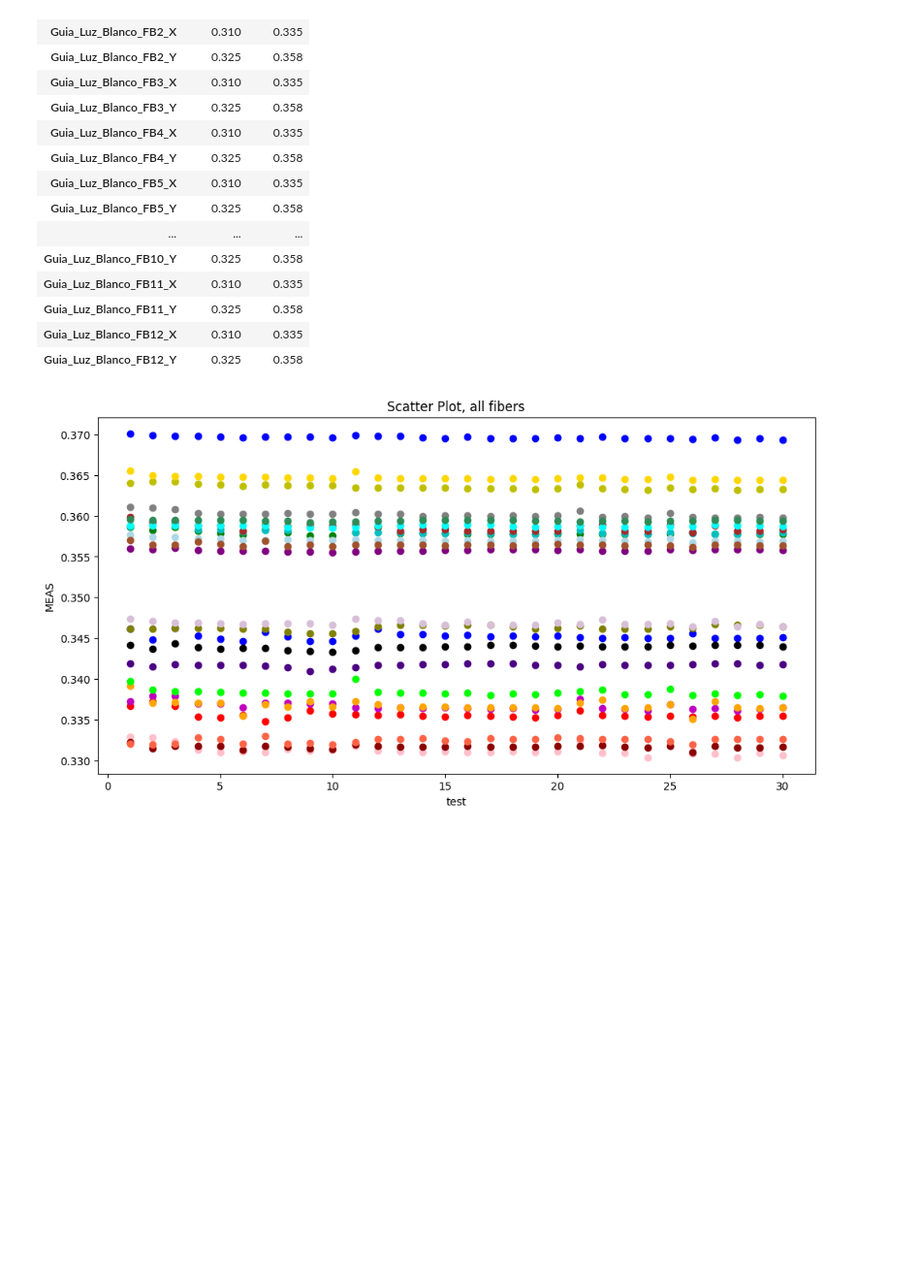
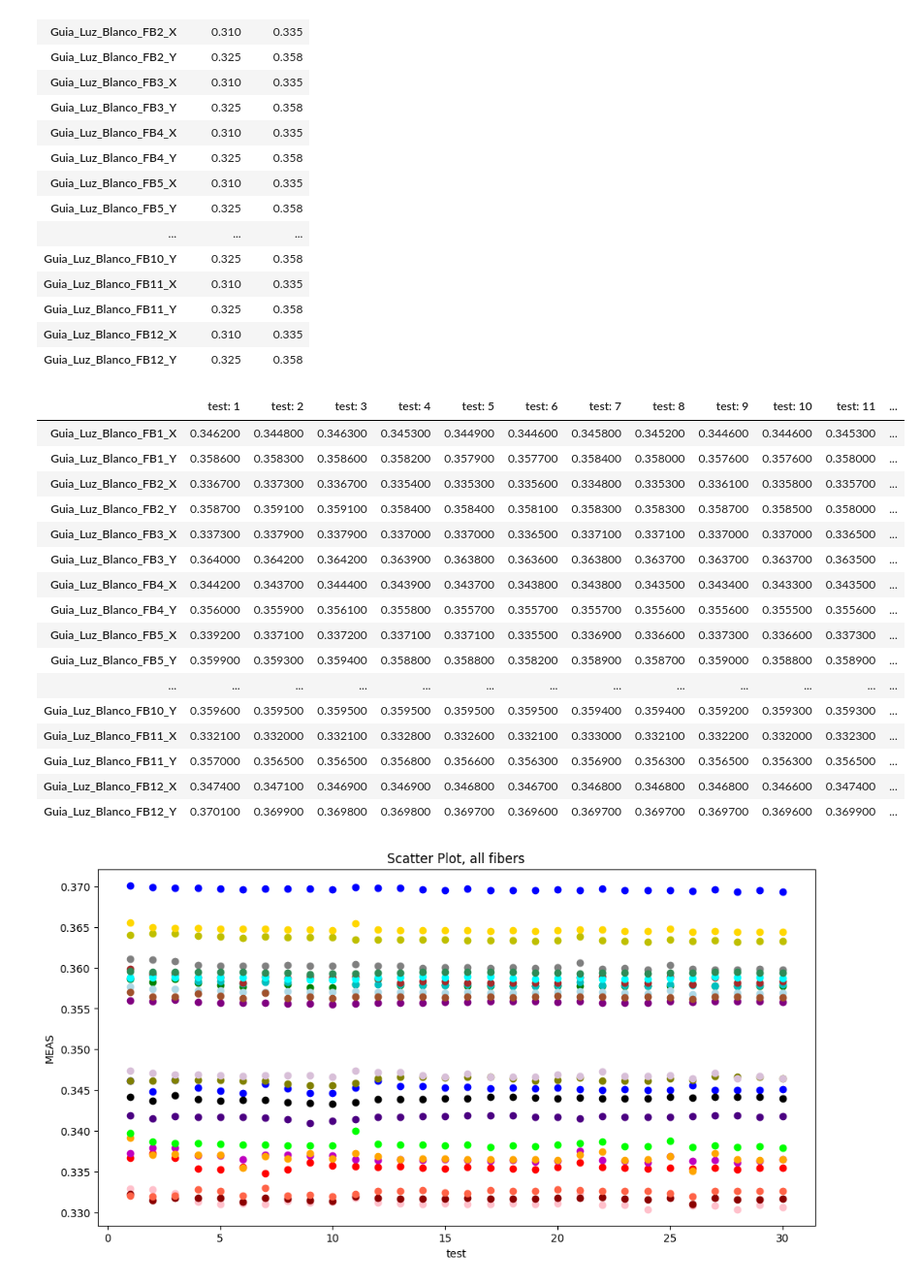
Before and after one commit to LucianoGP95/Python_Eiit_RyR, a Jupyter notebook: a2_Analyser/notebooks/a1_EDA.ipynb, the cells around one changed output. Shown at 97% size. Cells and saved outputs as stored; diff of their text form; code cells hidden in the pictures; blank space fills up the shorter version.

```diff
--- a/a2_Analyser/notebooks/a1_EDA.ipynb
+++ b/a2_Analyser/notebooks/a1_EDA.ipynb
@@ -136,6 +136,29 @@ Limits:
 | Guia_Luz_Blanco_FB11_Y | 0.325 | 0.358 |
 | Guia_Luz_Blanco_FB12_X | 0.310 | 0.335 |
 | Guia_Luz_Blanco_FB12_Y | 0.325 | 0.358 |
+# %%
+##Test results visualization
+DATA_format = pd.concat([MEAS_format, LIMITS_format], axis=1)
+DATA_FILTERED = style_dataframe(DATA_format, LIMITS_format) # Apply conditional formatting with row-specific limits
+display(DATA_FILTERED)
+# %% [output]
+|  | test: 1 | test: 2 | test: 3 | test: 4 | test: 5 | test: 6 | test: 7 | test: 8 | test: 9 | test: 10 | test: 11 | ... |
+| Guia_Luz_Blanco_FB1_X | 0.346200 | 0.344800 | 0.346300 | 0.345300 | 0.344900 | 0.344600 | 0.345800 | 0.345200 | 0.344600 | 0.344600 | 0.345300 | ... |
+| Guia_Luz_Blanco_FB1_Y | 0.358600 | 0.358300 | 0.358600 | 0.358200 | 0.357900 | 0.357700 | 0.358400 | 0.358000 | 0.357600 | 0.357600 | 0.358000 | ... |
+| Guia_Luz_Blanco_FB2_X | 0.336700 | 0.337300 | 0.336700 | 0.335400 | 0.335300 | 0.335600 | 0.334800 | 0.335300 | 0.336100 | 0.335800 | 0.335700 | ... |
+| Guia_Luz_Blanco_FB2_Y | 0.358700 | 0.359100 | 0.359100 | 0.358400 | 0.358400 | 0.358100 | 0.358300 | 0.358300 | 0.358700 | 0.358500 | 0.358000 | ... |
+| Guia_Luz_Blanco_FB3_X | 0.337300 | 0.337900 | 0.337900 | 0.337000 | 0.337000 | 0.336500 | 0.337100 | 0.337100 | 0.337000 | 0.337000 | 0.336500 | ... |
+| Guia_Luz_Blanco_FB3_Y | 0.364000 | 0.364200 | 0.364200 | 0.363900 | 0.363800 | 0.363600 | 0.363800 | 0.363700 | 0.363700 | 0.363700 | 0.363500 | ... |
+| Guia_Luz_Blanco_FB4_X | 0.344200 | 0.343700 | 0.344400 | 0.343900 | 0.343700 | 0.343800 | 0.343800 | 0.343500 | 0.343400 | 0.343300 | 0.343500 | ... |
+| Guia_Luz_Blanco_FB4_Y | 0.356000 | 0.355900 | 0.356100 | 0.355800 | 0.355700 | 0.355700 | 0.355700 | 0.355600 | 0.355600 | 0.355500 | 0.355600 | ... |
+| Guia_Luz_Blanco_FB5_X | 0.339200 | 0.337100 | 0.337200 | 0.337100 | 0.337100 | 0.335500 | 0.336900 | 0.336600 | 0.337300 | 0.336600 | 0.337300 | ... |
+| Guia_Luz_Blanco_FB5_Y | 0.359900 | 0.359300 | 0.359400 | 0.358800 | 0.358800 | 0.358200 | 0.358900 | 0.358700 | 0.359000 | 0.358800 | 0.358900 | ... |
+| ... | ... | ... | ... | ... | ... | ... | ... | ... | ... | ... | ... | ... |
+| Guia_Luz_Blanco_FB10_Y | 0.359600 | 0.359500 | 0.359500 | 0.359500 | 0.359500 | 0.359500 | 0.359400 | 0.359400 | 0.359200 | 0.359300 | 0.359300 | ... |
+| Guia_Luz_Blanco_FB11_X | 0.332100 | 0.332000 | 0.332100 | 0.332800 | 0.332600 | 0.332100 | 0.333000 | 0.332100 | 0.332200 | 0.332000 | 0.332300 | ... |
+| Guia_Luz_Blanco_FB11_Y | 0.357000 | 0.356500 | 0.356500 | 0.356800 | 0.356600 | 0.356300 | 0.356900 | 0.356300 | 0.356500 | 0.356300 | 0.356500 | ... |
+| Guia_Luz_Blanco_FB12_X | 0.347400 | 0.347100 | 0.346900 | 0.346900 | 0.346800 | 0.346700 | 0.346800 | 0.346800 | 0.346800 | 0.346600 | 0.347400 | ... |
+| Guia_Luz_Blanco_FB12_Y | 0.370100 | 0.369900 | 0.369800 | 0.369800 | 0.369700 | 0.369600 | 0.369700 | 0.369700 | 0.369700 | 0.369600 | 0.369900 | ... |
 # %%
 ##Visualizations
 fig = plot_scatter(MEAS, title='Scatter Plot, all fibers', xlabel='test', ylabel='MEAS') #Plot all guides
```
Also changed, not shown: parts of 3 cells of this notebook, 2 other files.
